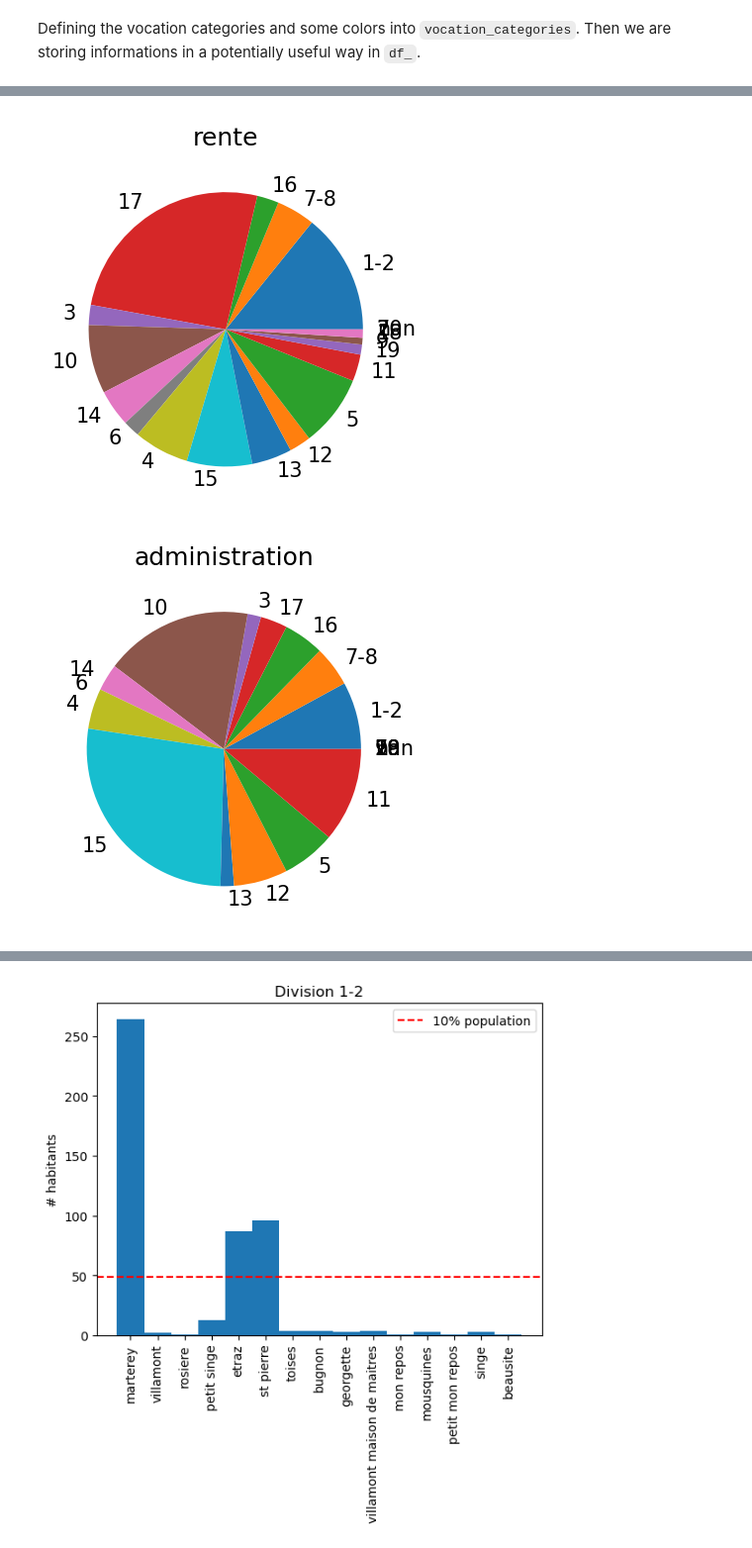
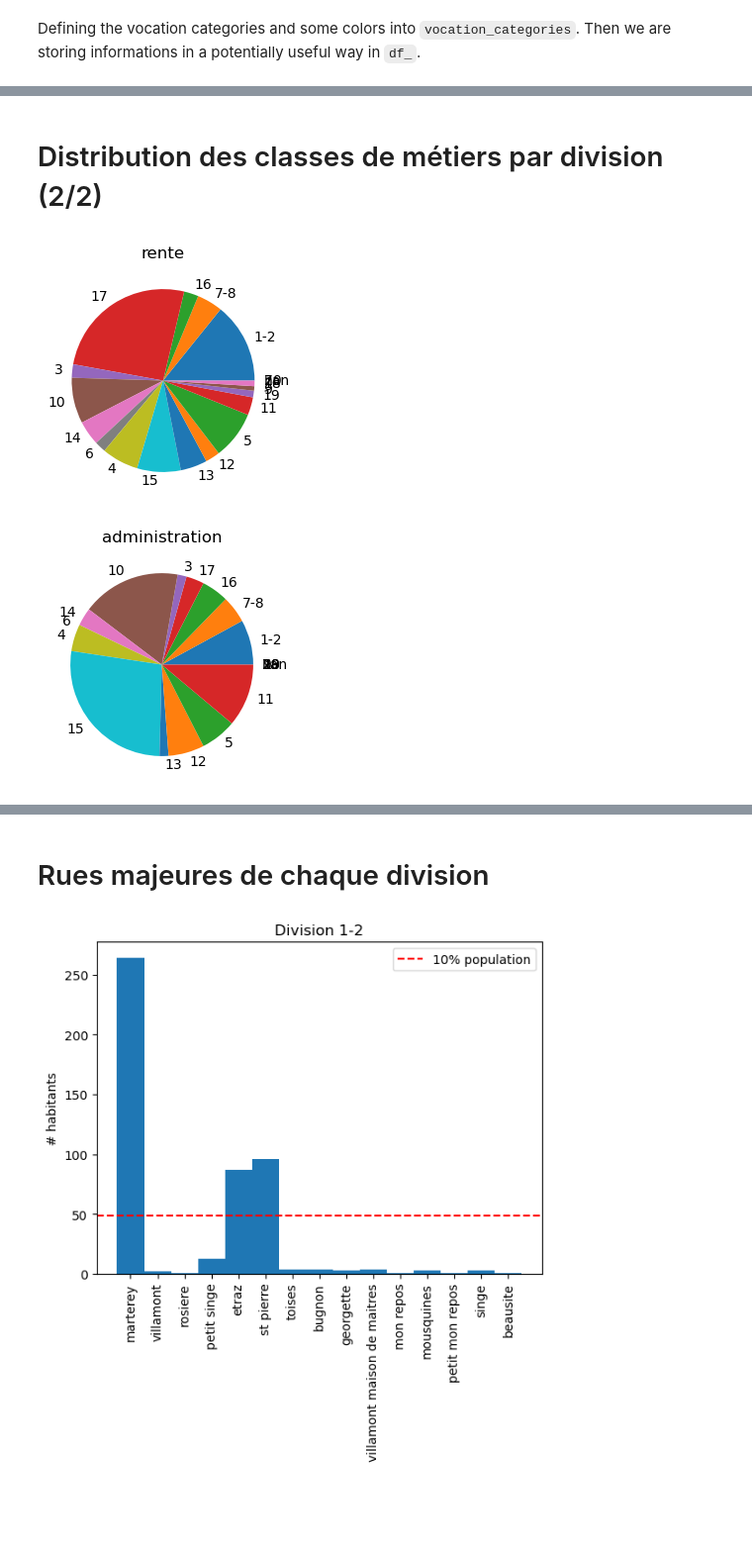
Before and after one commit to ozan-guven/HUM-450-Project, a Jupyter notebook: data/metier_par_division.ipynb, the cells around one changed output, grey strips where cells are left out. Shown at 99% size. Cells and saved outputs as stored; diff of their text form; code cells hidden in the pictures; blank space fills up the shorter version.

```diff
--- a/data/metier_par_division.ipynb
+++ b/data/metier_par_division.ipynb
@@ -72,7 +52,7 @@ for division in divisions:
     for categorie, _ in vocation_categories:
         counts.append(len(df.query(f"Division == @division & chef_vocation_categorie == @categorie")))
     if np.sum(counts) == 0: continue
-    plt.figure(figsize=(3, 3), dpi=150)
+    plt.figure(figsize=(3, 3), dpi=100)
     plt.title(f"Division {division}")
     plt.pie(counts, labels=[categorie for categorie, _ in vocation_categories], colors=[color for _, color in vocation_categories])
     # plt.legend(loc="left")
@@ -92,15 +72,17 @@ for division in divisions:
 ... (7 outputs left out)
+# %% [markdown]
+# Distribution des classes de métiers par division (2/2)
 # %%
 for categorie, _ in vocation_categories:
     # make pie chart
     counts = []
     for division in divisions:
         counts.append(len(df.query(f"Division == @division & chef_vocation_categorie == @categorie")))
     if np.sum(counts) == 0: continue
-    plt.figure(figsize=(3, 3), dpi=150)
+    plt.figure(figsize=(3, 3), dpi=100)
     plt.title(f"{categorie}")
     plt.pie(counts, labels=[division for division in divisions])
     # plt.legend(loc="left")
 # %% [output]
-[figure, old version]
+[figure, new version]
-[figure, old version]
+[figure, new version]
@@ -112,3 +94,5 @@ for categorie, _ in vocation_categories:
+# %% [markdown]
+# Rues majeures de chaque division
 # %%
 for division in divisions:
     # print(f"Division {division}")
```
Also changed, not shown: parts of 13 cells of this notebook.
